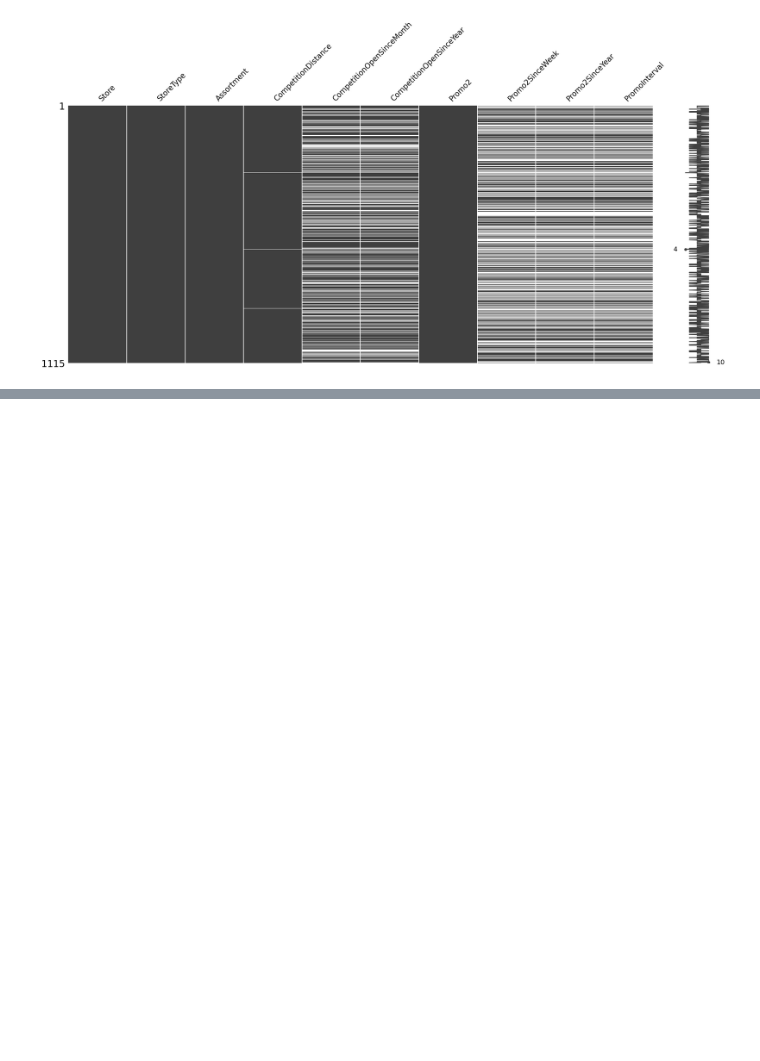
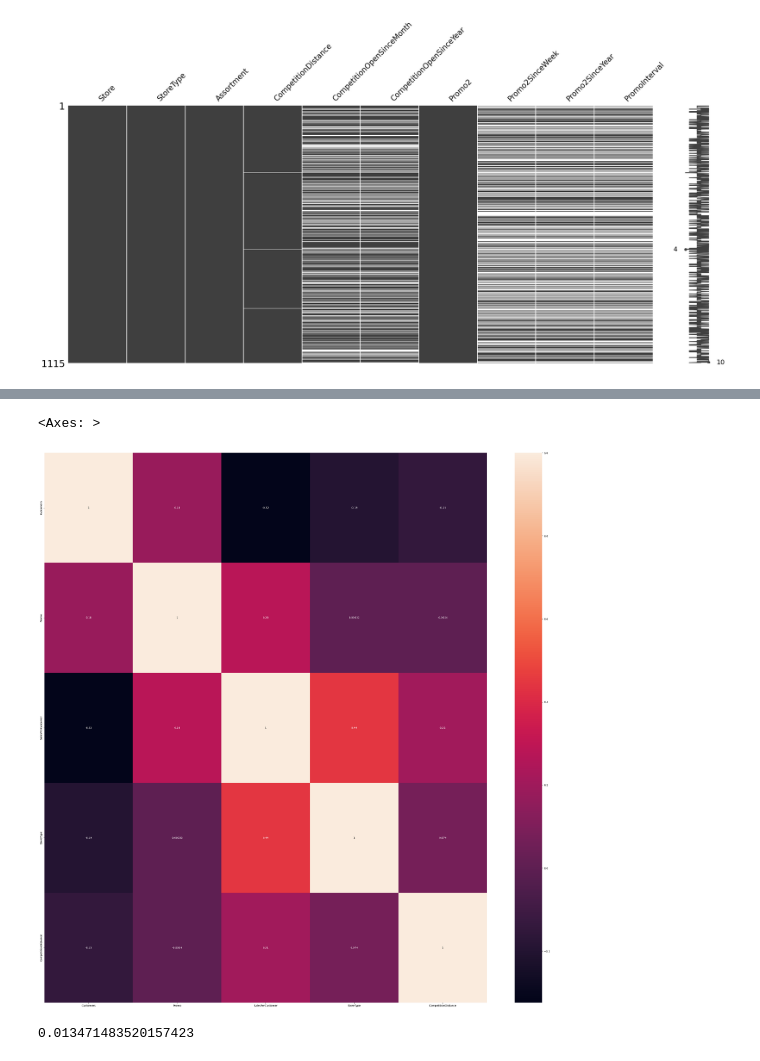
Before and after one commit to arsen39/rossman-sales-prediction, a Jupyter notebook: eda.ipynb, the cells around one changed output, grey strips where cells are left out. Cells and saved outputs as stored; diff of their text form; code cells hidden in the pictures; blank space fills up the shorter version.

Commit message:
Creatde new features and make a bad model

```diff
--- a/eda.ipynb
+++ b/eda.ipynb
@@ -53,0 +66,5 @@ sns.lineplot(x=firstStore.index, y='Sales', data=firstStore)
+# %%
+# Lets use only the data where the store is open
+# Because we are predicting sales for open stores
+opened_train = train[train['Open'] == 1]
+opened_train = opened_train[opened_train['Sales'] > 0]
@@ -53,0 +85,16 @@ sns.lineplot(x=firstStore.index, y='Sales', data=firstStore)
+# %%
+# Lets add some new features
+opened_train_copy = opened_train.copy()
+opened_train_copy['Year'] = opened_train_copy.index.year
+opened_train_copy['Month'] = opened_train_copy.index.month
+opened_train_copy['Day'] = opened_train_copy.index.day
+opened_train_copy['WeekOfYear'] = pd.Index(opened_train_copy.index.isocalendar().week, dtype='int64')
+opened_train_copy['SalesPerCustomer'] = opened_train_copy['Sales'] / opened_train_copy['Customers']
+opened_train = opened_train_copy.copy()
+# %%
+#Lets drop the columns that are not needed
+opened_train = opened_train.drop('Open', axis = 1)
+opened_train = opened_train.drop('Sales', axis = 1)
+
+# fig, ax = plt.subplots(figsize=(38,38))
+# sns.heatmap(opened_train.corr(), annot = True, ax=ax)
@@ -53,0 +164,20 @@ sns.lineplot(x=firstStore.index, y='Sales', data=firstStore)
+# %%
+# NEED TO OPTIMIZE THIS WITH VECTORS!!!!!!!
+opened_train_copy = opened_train.copy()
+opened_train_copy['Promo2'] = 0
+for index, row in opened_train_copy.iterrows():
+    storeId = int(row.Store - 1)
+    storeRow = store_clean.iloc[int(row.Store - 1)]
+    if storeRow.Promo2 == 1 and index > storeRow.Promo2StartDates and index.strftime('%b') in storeRow.PromoInterval:
+      opened_train_copy.loc[index, 'Promo2'] = 1
+
+opened_train = opened_train_copy.copy()
+# NEED TO OPTIMIZE THIS WITH VECTORS!!!!!!!
+# %%
+fig, ax = plt.subplots(figsize=(38,38))
+corr = opened_train.corr()
+high_corr = corr.index[abs(corr['Customers'])>0.1]
+sns.heatmap(opened_train[high_corr].corr(), annot = True, ax=ax)
+# %% [output]
+<Axes: >
+[figure, added]
@@ -53,0 +211,15 @@ sns.lineplot(x=firstStore.index, y='Sales', data=firstStore)
+# %%
+from sklearn.linear_model import MultiTaskElasticNet
+from sklearn.ensemble import RandomForestRegressor
+
+# model = MultiTaskElasticNet(alpha=0.0001, l1_ratio=0.0001, random_state=42)
+# model.fit(X_train_scaled, Y_train_scaled)
+
+# model.score(X_test_scaled, Y_test_scaled)
+
+model = RandomForestRegressor(n_estimators=100, max_depth=10, random_state=42)
+model.fit(X_train_scaled, Y_train_scaled)
+
+model.score(X_test_scaled, Y_test_scaled)
+# %% [output]
+0.013471483520157423
```
Also changed, not shown: parts of 10 cells of this notebook.
